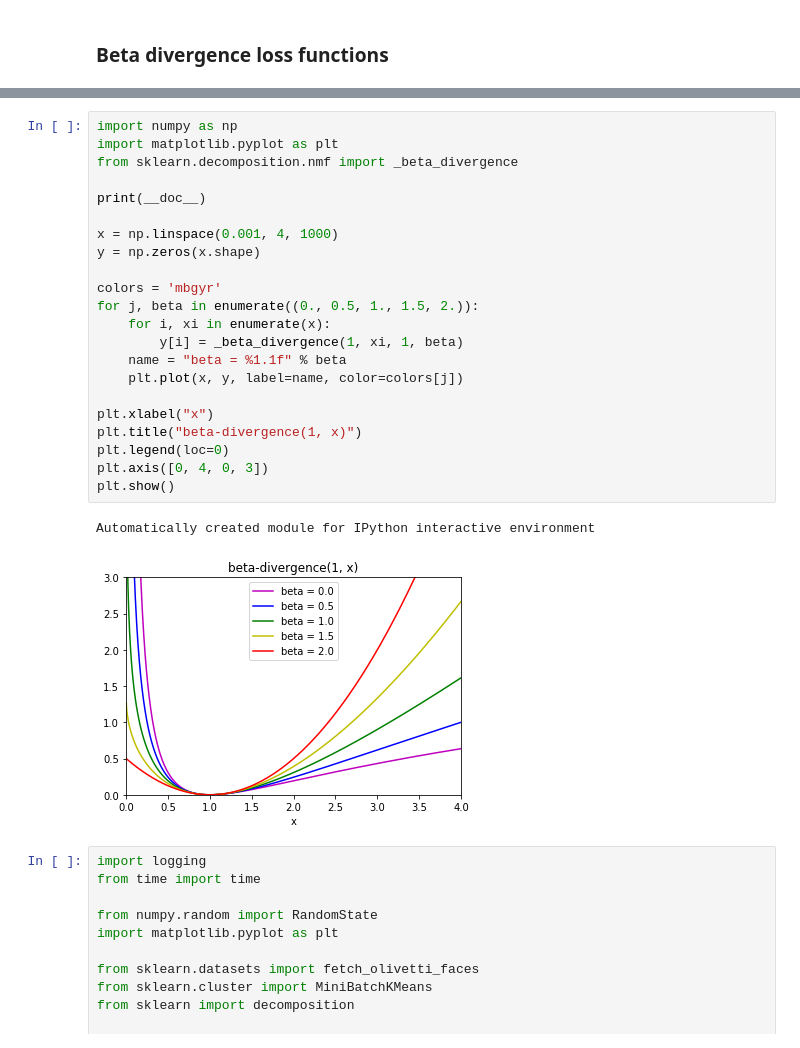
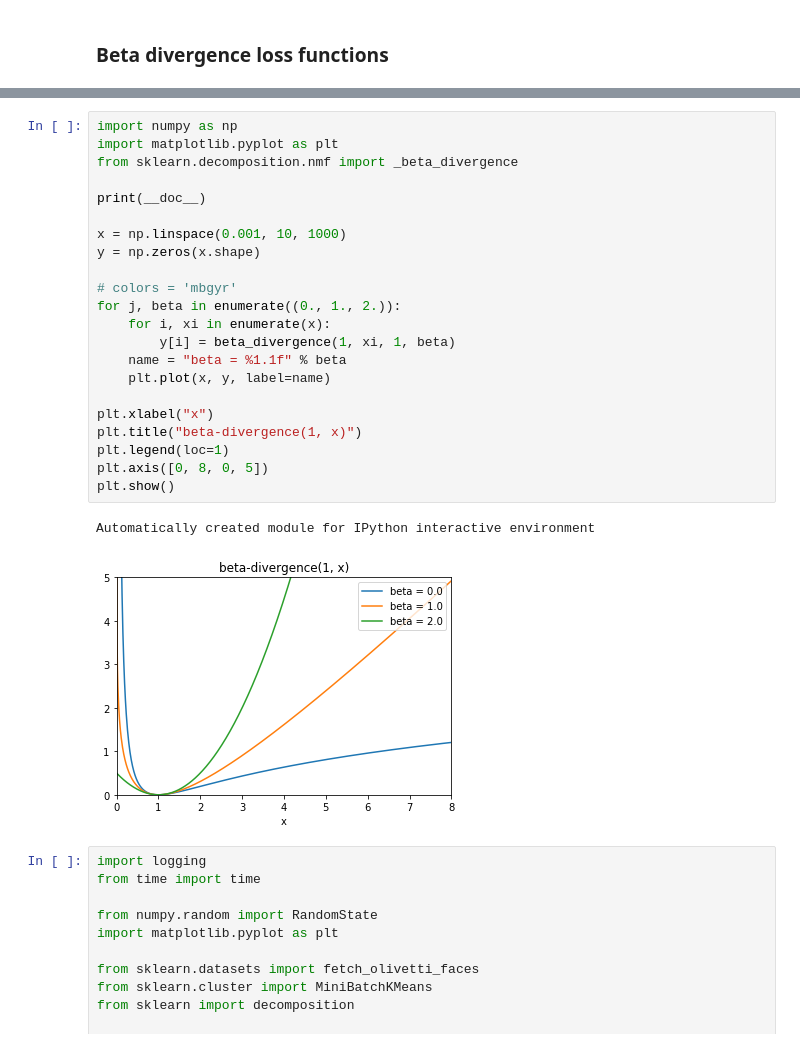
Before and after one commit to anvaribs/SDS385, a Jupyter notebook: final_project/Playground_NMF.ipynb, the cells around one changed output, grey strips where cells are left out. Saved outputs shown, nothing was run; the diff lists cells and outputs as text.

Commit message:
add beta divergence loss function

```diff
--- a/final_project/Playground_NMF.ipynb
+++ b/final_project/Playground_NMF.ipynb
@@ -231,28 +411,28 @@ print (squared_norm(d))
 # %%
 import numpy as np
 import matplotlib.pyplot as plt
 from sklearn.decomposition.nmf import _beta_divergence
 
 print(__doc__)
 
-x = np.linspace(0.001, 4, 1000)
+x = np.linspace(0.001, 10, 1000)
 y = np.zeros(x.shape)
 
-colors = 'mbgyr'
-for j, beta in enumerate((0., 0.5, 1., 1.5, 2.)):
+# colors = 'mbgyr'
+for j, beta in enumerate((0., 1., 2.)):
     for i, xi in enumerate(x):
-        y[i] = _beta_divergence(1, xi, 1, beta)
+        y[i] = beta_divergence(1, xi, 1, beta)
     name = "beta = %1.1f" % beta
-    plt.plot(x, y, label=name, color=colors[j])
+    plt.plot(x, y, label=name)
 
 plt.xlabel("x")
 plt.title("beta-divergence(1, x)")
-plt.legend(loc=0)
-plt.axis([0, 4, 0, 3])
+plt.legend(loc=1)
+plt.axis([0, 8, 0, 5])
 plt.show()
 # %% [output]
 Automatically created module for IPython interactive environment
-[figure, old version]
+[figure, new version]
 # %%
 import logging
 from time import time
```
Also changed, not shown: parts of 5 cells of this notebook.
